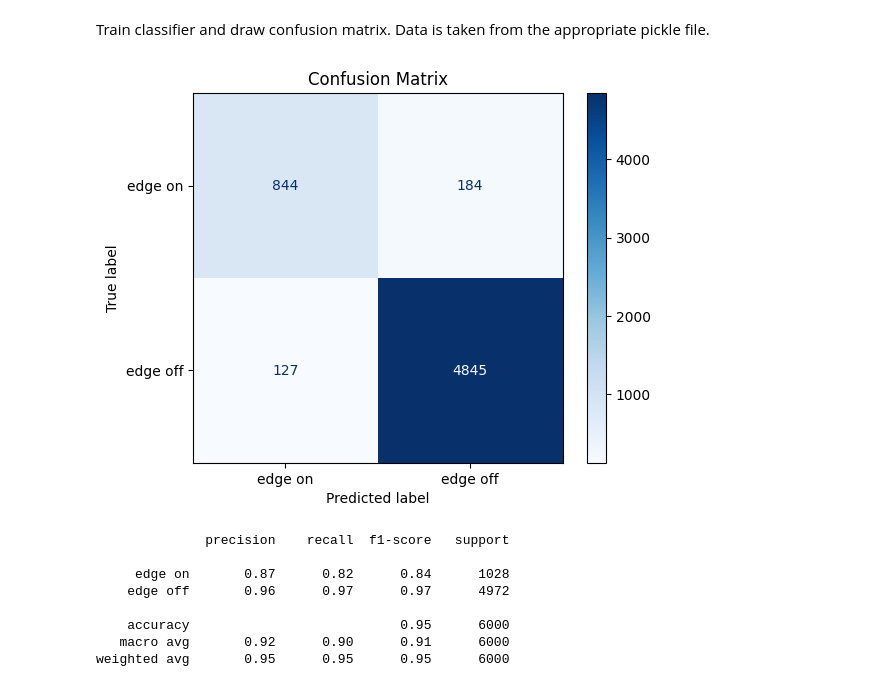
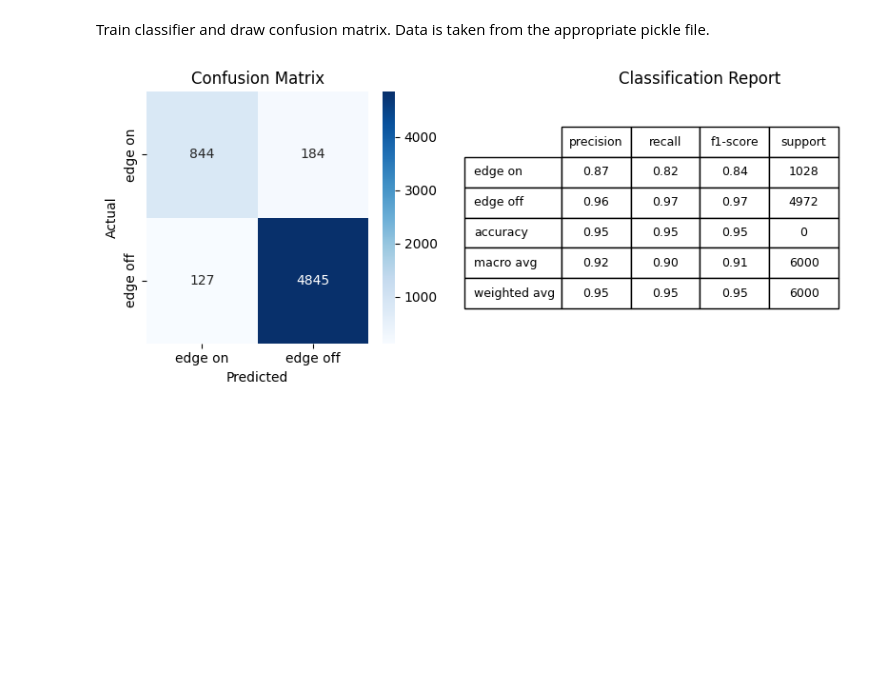
Before and after one commit to mtsizh/galaxy-morphology-manifold-learning, a Jupyter notebook: morphology_classification.ipynb, the cells around one changed output. Cells and saved outputs as stored; diff of their text form; code cells hidden in the pictures; blank space fills up the shorter version.

Commit message:
table added

```diff
--- a/morphology_classification.ipynb
+++ b/morphology_classification.ipynb
@@ -328,51 +328,67 @@ from sklearn.model_selection import train_test_split
 from sklearn.preprocessing import StandardScaler
 from sklearn.linear_model import LogisticRegression
 from sklearn.metrics import confusion_matrix, ConfusionMatrixDisplay
 import matplotlib.pyplot as plt
 import pickle
 from sklearn.metrics import classification_report
+import pandas as pd
+import seaborn as sns
 
 
 # set correct filename to load embedding data
 load_from = 'edge_on_edge_off_LLE_120_neighbours_5.pkl'
+
+
+# helper function for visuals
+def draw_heatmap_with_info(y_test, y_pred, width, height, clsnames):
+    cm = confusion_matrix(y_test, y_pred, labels=list(clsnames.keys()))
+    cm_df = pd.DataFrame(cm, index=list(clsnames.values()), columns=list(clsnames.values()))
+
+    class_report = classification_report(y_test, y_pred, output_dict=True, target_names=list(clsnames.values()))
+    class_report_df = pd.DataFrame(class_report).transpose()
+    class_report_df['support'] = class_report_df['support'].astype(int)
+
+    fig, axes = plt.subplots(1, 2, figsize=(width, height))
+    sns.heatmap(cm_df, annot=True, fmt="d", cmap="Blues", ax=axes[0])
+    axes[0].set_title("Confusion Matrix")
+    axes[0].set_xlabel("Predicted")
+    axes[0].set_ylabel("Actual")
+    axes[1].axis('off')
+    table = axes[1].table(
+        cellText=class_report_df.map(lambda x: f"{x:.2f}" if isinstance(x, float) else x).values,
+        rowLabels=class_report_df.index,
+        colLabels=class_report_df.columns,
+        cellLoc="center",
+        loc="center",
+    )
+    table.scale(1, 2)
+    axes[1].set_title("Classification Report")
+    plt.tight_layout()
+    plt.show()
 
 
 with open(load_from, 'rb') as f:
   data = pickle.load(f)
   X_embedded = data['X_embedded']
   y = data['y']
   class_map = data['class_map']
 
-# Step 1: Split dataset into train/test sets
+# Split dataset into train/test sets
 X_train, X_test, y_train, y_test = train_test_split(X_embedded, y, test_size=0.3, random_state=42, stratify=y)
 
-# Step 2: Normalize features
+# Normalize features
 scaler = StandardScaler()
 X_train = scaler.fit_transform(X_train)
 X_test = scaler.transform(X_test)
 
-# Step 3: Fit multinomial logistic regression
+# Fit multinomial logistic regression
 model = LogisticRegression(solver='lbfgs', max_iter=1000, random_state=42)
 model.fit(X_train, y_train)
 
-# Step 4: Make predictions
+# Make predictions
 y_pred = model.predict(X_test)
 
-# Step 5: Generate confusion matrix
-cm = confusion_matrix(y_test, y_pred, labels=list(class_map.keys()))
-disp = ConfusionMatrixDisplay(confusion_matrix=cm, display_labels=class_map.values())
-disp.plot(cmap=plt.cm.Blues)
-plt.title('Confusion Matrix')
-plt.show()
-
-print(classification_report(y_test, y_pred, target_names=list(class_map.values())))
+# Generate confusion matrix
+draw_heatmap_with_info(y_test, y_pred, width=8, height=3.6, clsnames=class_map)
 # %% [output]
-[figure, old version]
+[figure, new version]
-              precision    recall  f1-score   support
-
-     edge on       0.87      0.82      0.84      1028
-    edge off       0.96      0.97      0.97      4972
-
-    accuracy                           0.95      6000
-   macro avg       0.92      0.90      0.91      6000
-weighted avg       0.95      0.95      0.95      6000
```
Also changed, not shown: parts of 1 cell of this notebook.
